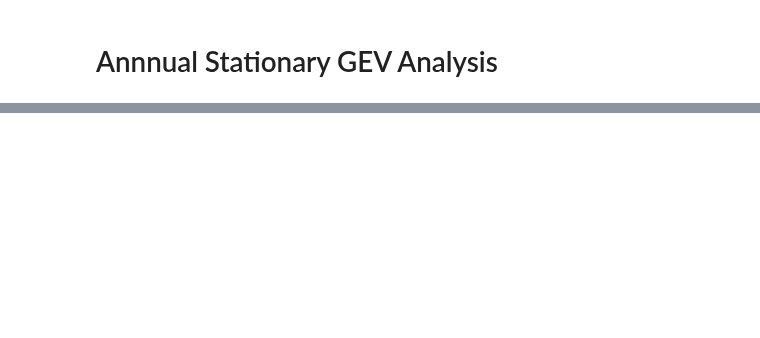
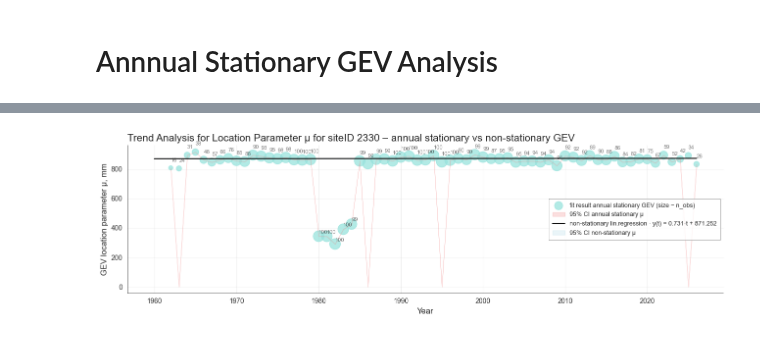
Before and after one commit to silviaelisabeth/SeaLevelExtremes, a Jupyter notebook: script/GEV_subset.ipynb, the cells around one changed output, grey strips where cells are left out. Cells and saved outputs as stored; diff of their text form; code cells hidden in the pictures; blank space fills up the shorter version.

```diff
--- a/script/GEV_subset.ipynb
+++ b/script/GEV_subset.ipynb
@@ -669,0 +347,2 @@ GEV analysis for location 4680 · Orpesa/Oropesa del Mar Valencia ES
+# %%
+_ = [print_report(results_all[loc_ex], loc_ex) for loc_ex in results_all]
@@ -703,0 +946,6 @@ def annual_stationary_gev(loc_data, B=300, seed=None):
+# %%
+axes_color: str = '#333333'
+markers_color: str = "#99E3DDFF"
+colors_reg: list = ['#333333FF', '#7F6C7BFF']
+
+fs = 12
@@ -703,0 +982,62 @@ def annual_stationary_gev(loc_data, B=300, seed=None):
+# %%
+x_ans = results_annual_stat[loc_id].index
+y_ans = results_annual_stat[loc_id].location.values
+
+weights_ans = results_annual_stat[loc_id].n_obs.values
+# %%
+result_nonstat = results[loc_id]['nonstationary']
+mu0_ns = result_nonstat['mu0_samples']*1000
+mu1_ns = result_nonstat['mu1_samples']*1000
+
+x_ns = arange(hindcast_start, hindcast_end+1)
+y_ns = mu0_ns.mean() + mu1_ns.mean()*(x_ns-result_nonstat['years_mean'])/result_nonstat['years_std']
+# %%
+fig, ax = plt.subplots(figsize=(13, 4))
+
+# annual-stationary GEV results
+ax.scatter(
+        x_ans, y_ans, s=weights_ans*2.5,
+        marker='o', color=markers_color, alpha=0.75,
+        label='fit result annual stationary GEV (size ~ n_obs)'
+        )
+for idx, row in results_annual_stat[loc_id].iterrows():
+        ax.text(idx, row.location*1.05, f"{row.n_obs}", fontsize=8, alpha=0.6)
+
+
+
+
+# non-stationary GEV
+plt.plot(
+        x_ns, y_ns, color='k',
+        label=f'non-stationary lin.regression · y(t) = {mu1_ns.mean():.3f}·t + {mu0_ns.mean():.3f}'
+        )
+mu_samples_t = array([
+    mu0_ns + mu1_ns * (t - result_nonstat['years_mean']) / result_nonstat['years_std'] for t in x_ns
+    ])
+lower_ci = percentile(mu_samples_t, 2.5, axis=1)
+upper_ci = percentile(mu_samples_t, 97.5, axis=1)
+ax.fill_between(x_ns, lower_ci, upper_ci, color='lightblue', alpha=0.25, label='95% CI non-stationary μ')
+
+
+# ----------------------------------------------------------------------------
+# layout
+leg = ax.legend(loc=0, edgecolor=axes_color, borderpad=.65, fontsize=fs*0.75)
+leg.get_frame().set_linewidth(.5)
+
+for spine in ax.spines.values():
+        spine.set_visible(False)
+
+ax.axhline(y=ax.get_ylim()[0], color=axes_color, linewidth=1.2, zorder=10)
+ax.axvline(x=ax.get_xlim()[0], color=axes_color, linewidth=1.2, zorder=10)
+
+ax.tick_params(axis='x', colors=axes_color)
+ax.tick_params(axis='y', colors=axes_color)
+
+ax.grid(True, alpha=0.3, color='lightgrey')
+ax.set_title(f'Trend Analysis for Location Parameter μ for siteID {loc_id} – annual stationary vs non-stationary GEV', loc='left', fontsize=fs*1.25)
+
+ax.set_xlabel('Year', fontsize=fs)
+ax.set_ylabel('GEV location parameter μ, mm', fontsize=fs)
+plt.tight_layout()
+# %% [output]
+[figure, added]
```
Also changed, not shown: parts of 37 cells of this notebook, 5 other files.
